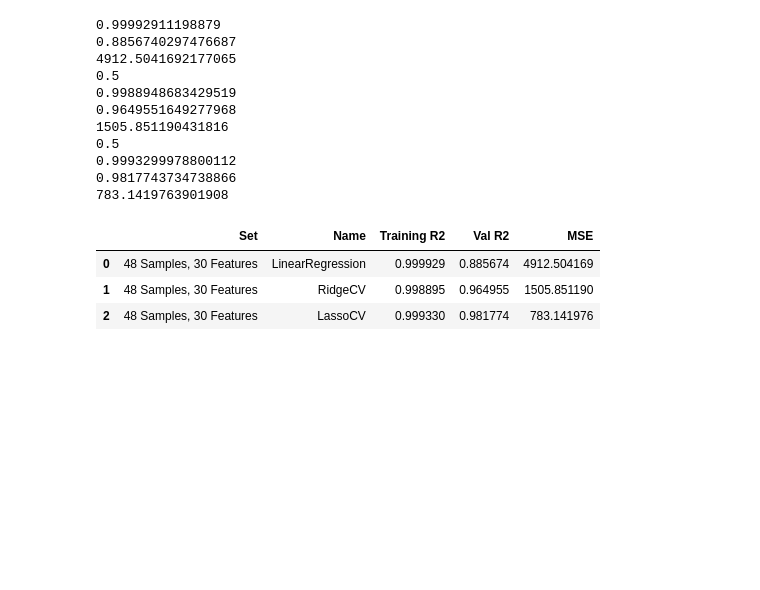
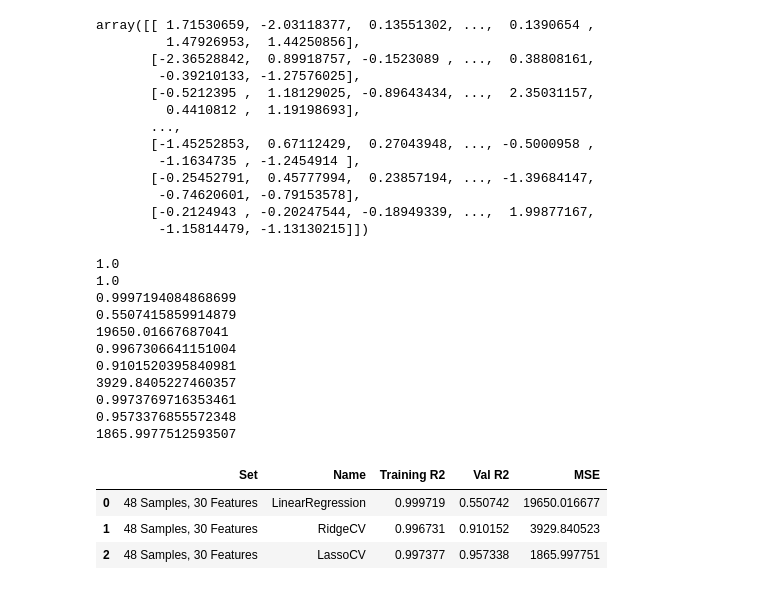
Before and after one commit to HardoModo/Dev10_Week9_Assessment, a Jupyter notebook: Shirley/dummyset.ipynb, the cells around one changed output. Saved outputs shown, nothing was run; the diff lists cells and outputs as text; code cells hidden in the pictures; blank space fills up the shorter version.

```diff
--- a/Shirley/dummyset.ipynb
+++ b/Shirley/dummyset.ipynb
@@ -23,62 +23,77 @@ from sklearn.linear_model import LogisticRegression
 # %%
 from sklearn.datasets import make_regression
 from sklearn.metrics import mean_squared_error
-X, y = make_regression(n_samples=48, n_features=30, noise=10, random_state=42)
+X, y = make_regression(n_samples=48, n_features=30, noise=20, random_state=42)
 
 X = scaler.fit_transform(X)
-lr = LinearRegression()
-
+display(X)
 
 Xt,Xv,yt,yv = train_test_split(X,y,test_size=0.3,random_state=0)
 
+lr = LinearRegression()
 lr.fit(Xt,yt)
+
+
+rig = RidgeCV(alphas = [0.001,0.5,1,3,5,10,50,70,100,200,300],cv=5)
+rig.fit(Xt,yt)
+print(rig.alpha_)
+
+
+las = LassoCV(alphas = [0.001,0.5,1,3,5,10,50,70,100,200,300],cv=5)
+las.fit(Xt,yt)
+print(las.alpha_)
+
+
 print(lr.score(Xt,yt))
 print(lr.score(Xv,yv))
 print(mean_squared_error(yv,lr.predict(Xv)))
 
-rig = RidgeCV(alphas = [0.001,0.5,1,3,5,10,50,70,100,200,300],cv=5)
-rig.fit(Xt,yt)
-
-print(rig.alpha_)
-
 print(rig.score(Xt,yt))
 print(rig.score(Xv,yv))
 print(mean_squared_error(yv,rig.predict(Xv)))
-
-las = LassoCV(alphas = [0.001,0.5,1,3,5,10,50,70,100,200,300],cv=5)
-las.fit(Xt,yt)
-
-print(las.alpha_)
 
 print(las.score(Xt,yt))
 print(las.score(Xv,yv))
 print(mean_squared_error(yv,las.predict(Xv)))
 
 
 figdict1 = {'Set':['48 Samples, 30 Features','48 Samples, 30 Features','48 Samples, 30 Features'],
             'Name':['LinearRegression','RidgeCV','LassoCV'],
             'Training R2':[lr.score(Xt,yt),rig.score(Xt,yt),las.score(Xt,yt)],
            'Val R2': [lr.score(Xv,yv),rig.score(Xv,yv),las.score(Xv,yv)],
            'MSE':[mean_squared_error(yv,lr.predict(Xv)),mean_squared_error(yv,rig.predict(Xv)),mean_squared_error(yv,las.predict(Xv))]}
 
 df1 = pd.DataFrame(figdict1)
 display(df1.head())
 # %% [output]
-0.99992911198879
-0.8856740297476687
-4912.5041692177065
-0.5
-0.9988948683429519
-0.9649551649277968
-1505.851190431816
-0.5
-0.9993299978800112
-0.9817743734738866
-783.1419763901908
+array([[ 1.71530659, -2.03118377,  0.13551302, ...,  0.1390654 ,
+         1.47926953,  1.44250856],
+       [-2.36528842,  0.89918757, -0.1523089 , ...,  0.38808161,
+        -0.39210133, -1.27576025],
+       [-0.5212395 ,  1.18129025, -0.89643434, ...,  2.35031157,
+         0.4410812 ,  1.19198693],
+       ...,
+       [-1.45252853,  0.67112429,  0.27043948, ..., -0.5000958 ,
+        -1.1634735 , -1.2454914 ],
+       [-0.25452791,  0.45777994,  0.23857194, ..., -1.39684147,
+        -0.74620601, -0.79153578],
+       [-0.2124943 , -0.20247544, -0.18949339, ...,  1.99877167,
+        -1.15814479, -1.13130215]])
+1.0
+1.0
+0.9997194084868699
+0.5507415859914879
+19650.01667687041
+0.9967306641151004
+0.9101520395840981
+3929.8405227460357
+0.9973769716353461
+0.9573376855572348
+1865.9977512593507
 |  | Set | Name | Training R2 | Val R2 | MSE |
-| 0 | 48 Samples, 30 Features | LinearRegression | 0.999929 | 0.885674 | 4912.504169 |
-| 1 | 48 Samples, 30 Features | RidgeCV | 0.998895 | 0.964955 | 1505.851190 |
-| 2 | 48 Samples, 30 Features | LassoCV | 0.999330 | 0.981774 | 783.141976 |
+| 0 | 48 Samples, 30 Features | LinearRegression | 0.999719 | 0.550742 | 19650.016677 |
+| 1 | 48 Samples, 30 Features | RidgeCV | 0.996731 | 0.910152 | 3929.840523 |
+| 2 | 48 Samples, 30 Features | LassoCV | 0.997377 | 0.957338 | 1865.997751 |
 # %%
 from sklearn.datasets import make_regression
 from sklearn.metrics import mean_squared_error
```
Also changed, not shown: parts of 4 cells of this notebook, 2 other files.
